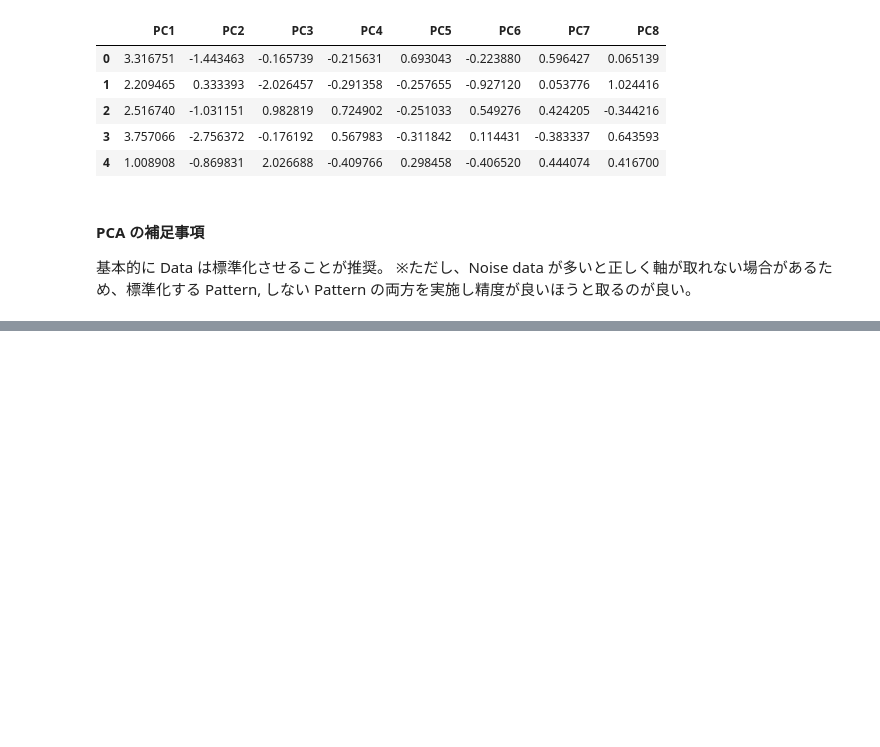
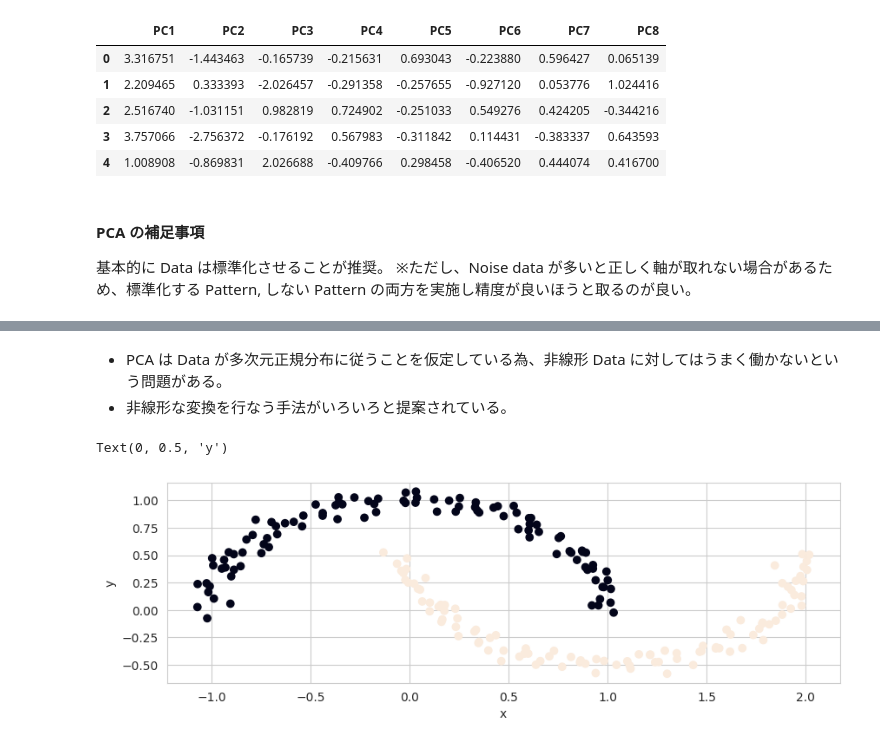
Before and after one commit to 1024xx4/ai_model_building_100, a Jupyter notebook: section03/section03.ipynb, the cells around one changed output, grey strips where cells are left out. Saved outputs shown, nothing was run; the diff lists cells and outputs as text; code cells hidden in the pictures; blank space fills up the shorter version.

```diff
--- a/section03/section03.ipynb
+++ b/section03/section03.ipynb
@@ -295,0 +303,23 @@ display(df_pca.head())
+# %% [markdown]
+- PCA は Data が多次元正規分布に従うことを仮定している為、非線形 Data に対してはうまく働かないという問題がある。
+- 非線形な変換を行なう手法がいろいろと提案されている。
+# %%
+# Moon-data
+import numpy as np
+import pandas as pd
+import matplotlib.pyplot as plt
+from sklearn import preprocessing, decomposition, manifold
+from sklearn import datasets
+from sklearn.decomposition import PCA
+
+X, Y = datasets.make_moons(n_samples=200, noise=0.05, random_state=0)
+sc = preprocessing.StandardScaler()
+sc.fit(X)
+X_norm = sc.transform(X)
+plt.figure(figsize=(10, 3))
+plt.scatter(X[:, 0], X[:, 1], c=Y)
+plt.xlabel('x')
+plt.ylabel('y')
+# %% [output]
+Text(0, 0.5, 'y')
+[figure, added]
```
Also changed, not shown: parts of 4 cells of this notebook.
